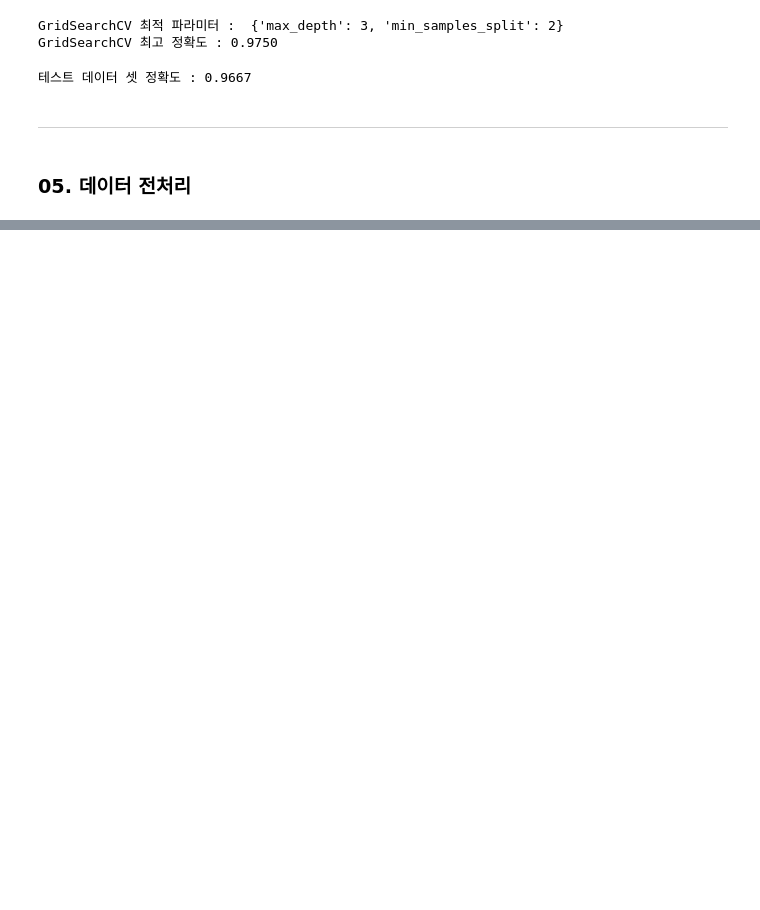
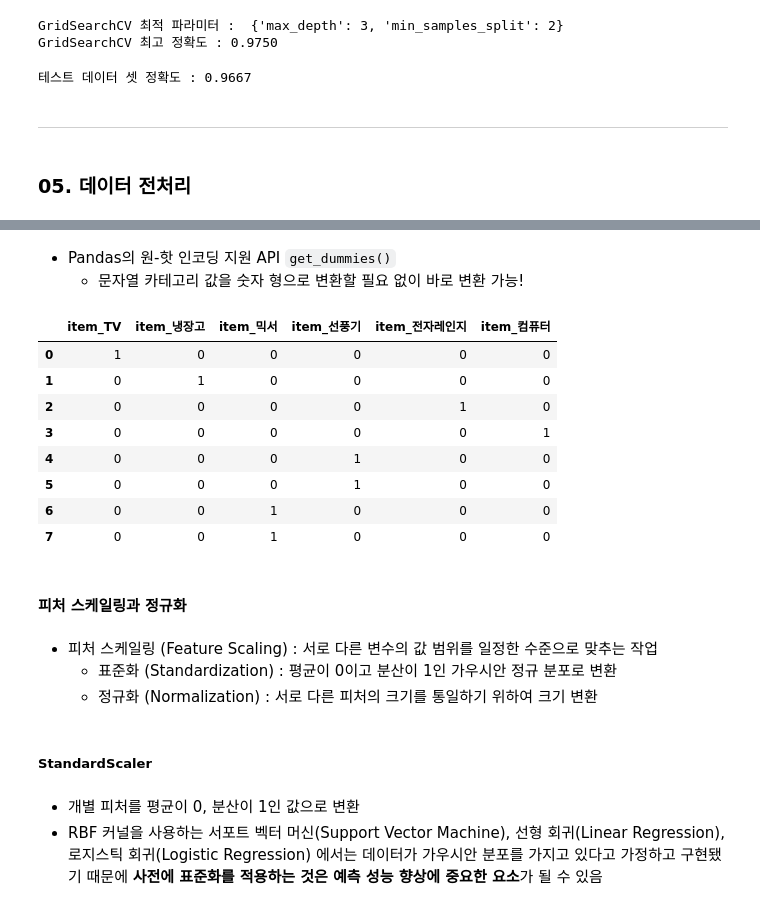
Before and after one commit to haebzzzang/ML, a Jupyter notebook: Chapter 02/Chapter_02.ipynb, the cells around one changed output, grey strips where cells are left out. Saved outputs shown, nothing was run; the diff lists cells and outputs as text; code cells hidden in the pictures; blank space fills up the shorter version.

```diff
--- a/Chapter 02/Chapter_02.ipynb
+++ b/Chapter 02/Chapter_02.ipynb
@@ -516,0 +603,3 @@ print('테스트 데이터 셋 정확도 : {0:.4f}'.format(accuracy_score(y_test
+# %% [markdown]
+- Pandas의 원-핫 인코딩 지원 API `get_dummies()`
+    - 문자열 카테고리 값을 숫자 형으로 변환할 필요 없이 바로 변환 가능!
@@ -516,0 +608,24 @@ print('테스트 데이터 셋 정확도 : {0:.4f}'.format(accuracy_score(y_test
+# %%
+df = pd.DataFrame({'item' : ['TV', '냉장고', '전자레인지', '컴퓨터', '선풍기', '선풍기', '믹서', '믹서']})
+pd.get_dummies(df)
+# %% [output]
+|  | item_TV | item_냉장고 | item_믹서 | item_선풍기 | item_전자레인지 | item_컴퓨터 |
+| 0 | 1 | 0 | 0 | 0 | 0 | 0 |
+| 1 | 0 | 1 | 0 | 0 | 0 | 0 |
+| 2 | 0 | 0 | 0 | 0 | 1 | 0 |
+| 3 | 0 | 0 | 0 | 0 | 0 | 1 |
+| 4 | 0 | 0 | 0 | 1 | 0 | 0 |
+| 5 | 0 | 0 | 0 | 1 | 0 | 0 |
+| 6 | 0 | 0 | 1 | 0 | 0 | 0 |
+| 7 | 0 | 0 | 1 | 0 | 0 | 0 |
+# %% [markdown]
+#### 피처 스케일링과 정규화
+# %% [markdown]
+- 피처 스케일링 (Feature Scaling) : 서로 다른 변수의 값 범위를 일정한 수준으로 맞추는 작업
+    - 표준화 (Standardization) : 평균이 0이고 분산이 1인 가우시안 정규 분포로 변환
+    - 정규화 (Normalization) : 서로 다른 피처의 크기를 통일하기 위하여 크기 변환
+# %% [markdown]
+##### StandardScaler
+# %% [markdown]
+- 개별 피처를 평균이 0, 분산이 1인 값으로 변환
+- RBF 커널을 사용하는 서포트 벡터 머신(Support Vector Machine), 선형 회귀(Linear Regression), 로지스틱 회귀(Logistic Regression) 에서는 데이터가 가우시안 분포를 가지고 있다고 가정하고 구현됐기 때문에 **사전에 표준화를 적용하는 것은 예측 성능 향상에 중요한 요소**가 될 수 있음
```
Also changed, not shown: parts of 24 cells of this notebook.
